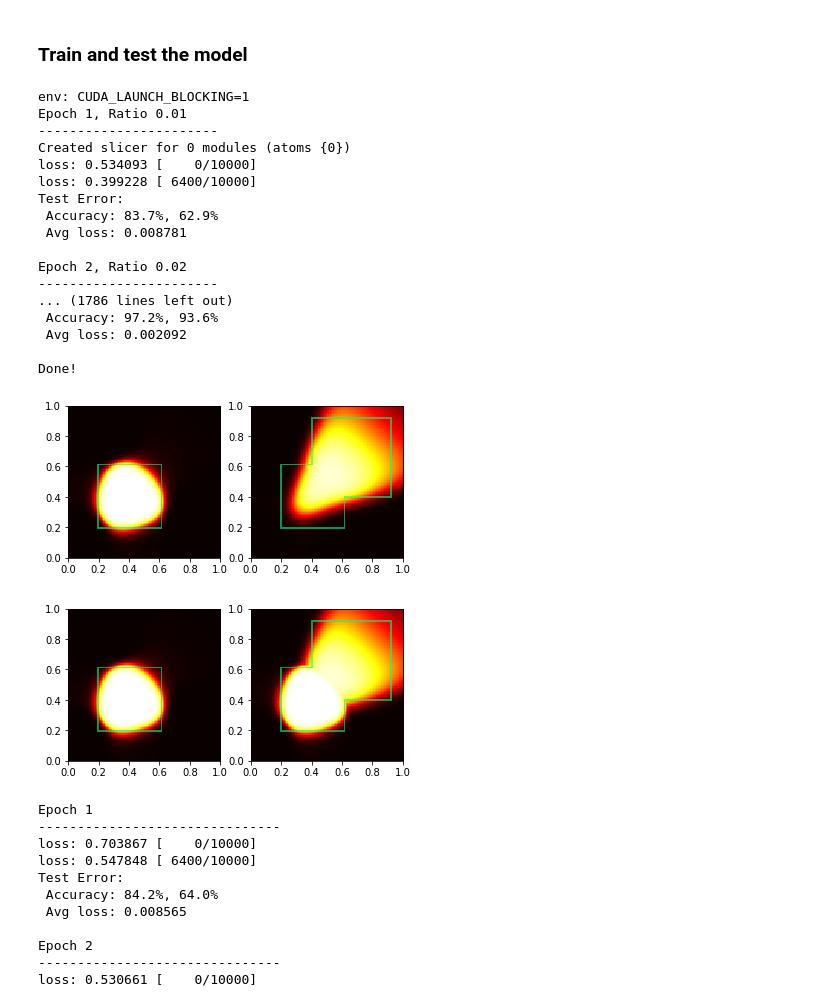
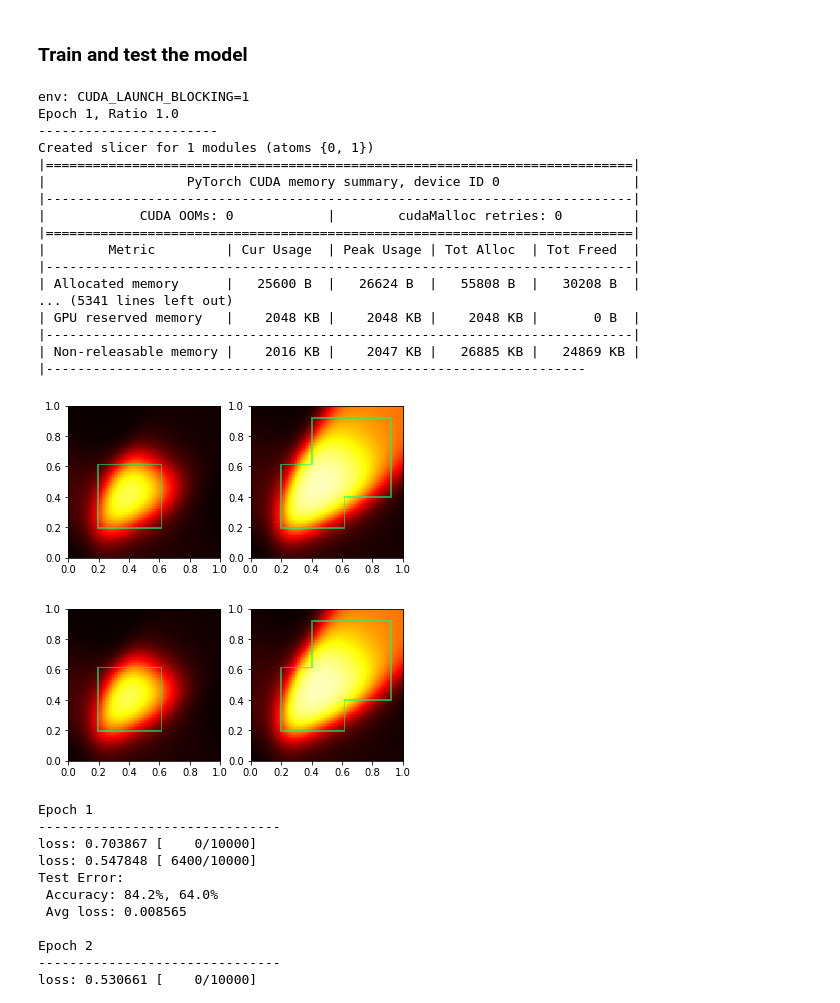
Before and after one commit to atatomir/CCN, a Jupyter notebook: experiments/Rectangles.ipynb, the cells around one changed output. Drawn from its saved outputs; the diff is of its cells as text; code cells hidden in the pictures.

Commit message:
Added testing for GPU memory

```diff
--- a/experiments/Rectangles.ipynb
+++ b/experiments/Rectangles.ipynb
@@ -62,28 +62,28 @@ NeuralNetwork(
 # %%
 %env CUDA_LAUNCH_BLOCKING=1
 experiment = Experiment('rectangles', model1, shapes, constraints1)
-experiment.run(200, 'cpu', progressive=0.50)
+experiment.run(10, device, progressive=0)
 #experiment.save(dir='./models/')
 # %% [output]
 env: CUDA_LAUNCH_BLOCKING=1
-Epoch 1, Ratio 0.01
+Epoch 1, Ratio 1.0
 -----------------------
-Created slicer for 0 modules (atoms {0})
-loss: 0.534093 [    0/10000]
-loss: 0.399228 [ 6400/10000]
-Test Error:
- Accuracy: 83.7%, 62.9%
- Avg loss: 0.008781
-
-Epoch 2, Ratio 0.02
------------------------
-... (1786 lines left out)
- Accuracy: 97.2%, 93.6%
- Avg loss: 0.002092
-
-Done!
+Created slicer for 1 modules (atoms {0, 1})
+|===========================================================================|
+|                  PyTorch CUDA memory summary, device ID 0                 |
+|---------------------------------------------------------------------------|
+|            CUDA OOMs: 0            |        cudaMalloc retries: 0         |
+|===========================================================================|
+|        Metric         | Cur Usage  | Peak Usage | Tot Alloc  | Tot Freed  |
+|---------------------------------------------------------------------------|
+| Allocated memory      |   25600 B  |   26624 B  |   55808 B  |   30208 B  |
+... (5341 lines left out)
+| GPU reserved memory   |    2048 KB |    2048 KB |    2048 KB |       0 B  |
+|---------------------------------------------------------------------------|
+| Non-releasable memory |    2016 KB |    2047 KB |   26885 KB |   24869 KB |
+|---------------------------------------------------------------------
-[figure, old version]
+[figure, new version]
-[figure, old version]
+[figure, new version]
 # %%
 experiment = Experiment('rectangles-rev', model2, shapes, constraints2)
 experiment.run(50, 'cpu')
```
Also changed, not shown: 4 other files.
